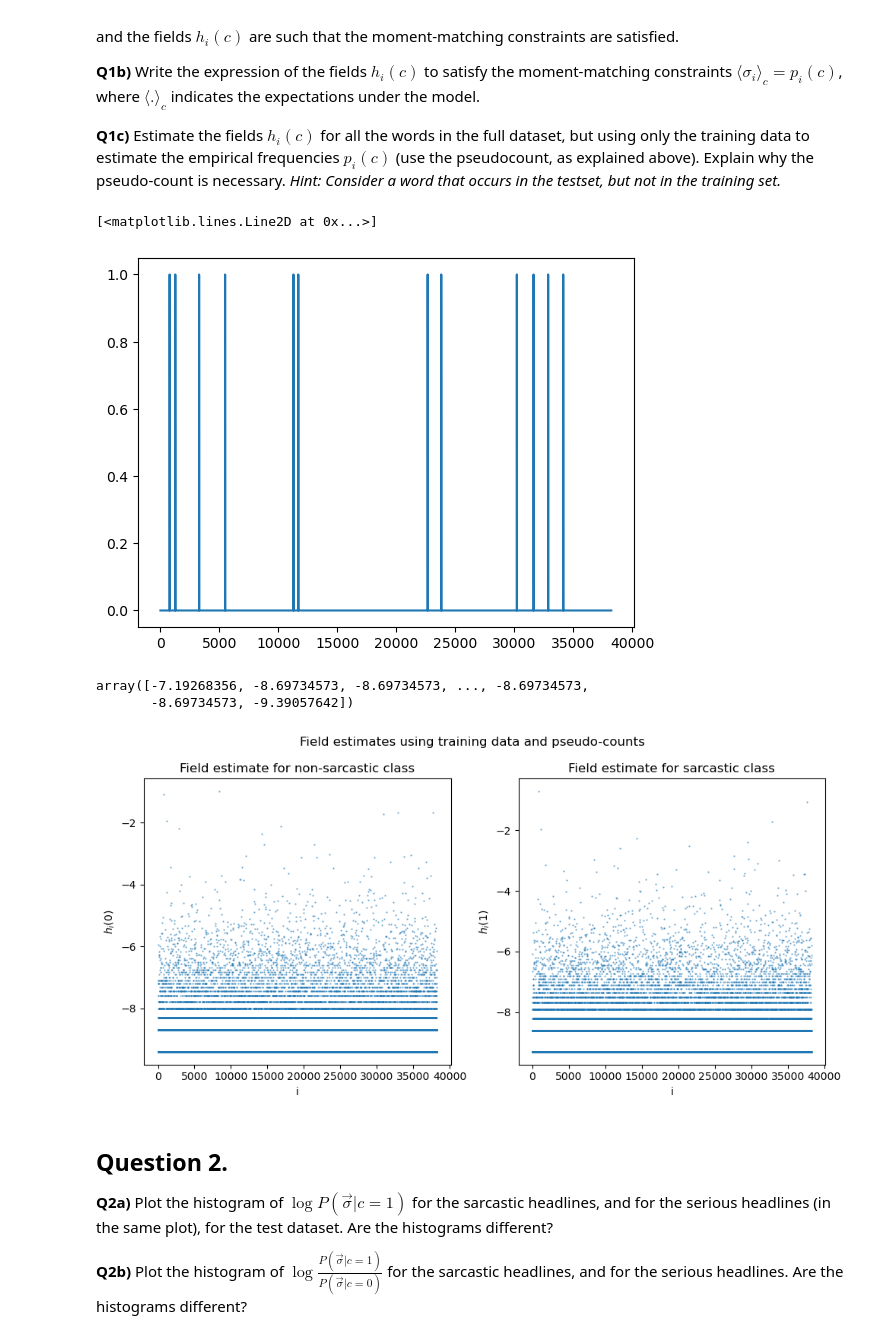
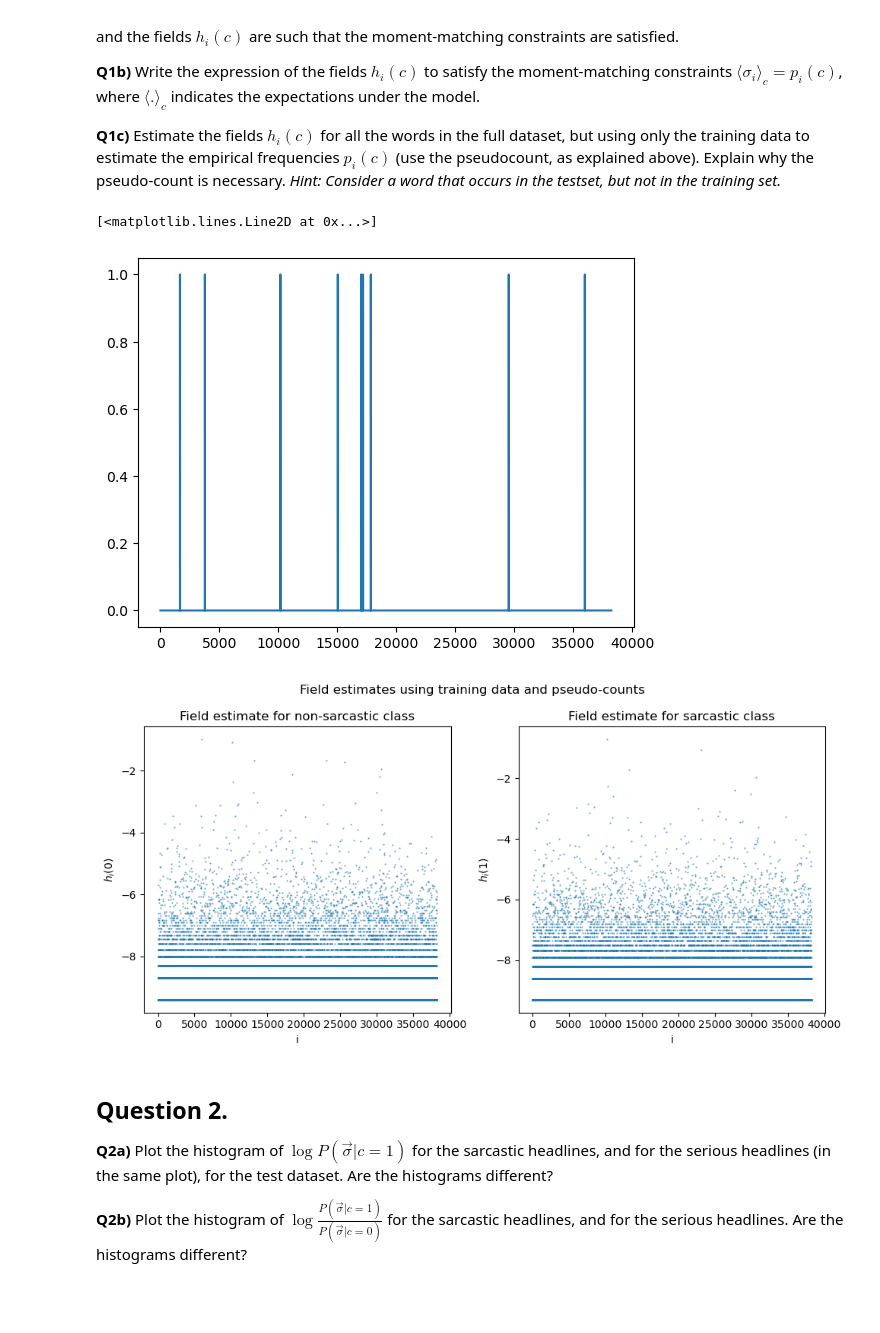
Before and after one commit to CEBangu/COGSCI316_Machine-Learning, a Jupyter notebook: Maximum Entropy Models/MaxEnt.ipynb, the cells around one changed output. Cells and saved outputs as stored; diff of their text form; code cells hidden in the pictures; blank space fills up the shorter version.

```diff
--- a/Maximum Entropy Models/MaxEnt.ipynb
+++ b/Maximum Entropy Models/MaxEnt.ipynb
@@ -167,8 +170,8 @@ def field_estimate(data, vocab_size=L):
     #convert from division because division sucks
     return np.log(p_c) - np.log(1 - p_c)
 # %%
-plt.plot(to_vec(sarcastic_test[1]['headline']))
+plt.plot(to_vec(sarcastic_test[0]['headline']))
 # %% [output]
 [<matplotlib.lines.Line2D at 0x...>]
-[figure, old version]
+[figure, new version]
 # %%
@@ -177,19 +180,14 @@ pf_nonsarcastic = field_estimate(non_sarcastic_train)
-# %%
-pf_nonsarcastic
-# %% [output]
-array([-7.19268356, -8.69734573, -8.69734573, ..., -8.69734573,
-       -8.69734573, -9.39057642])
 # %%
 #Plotting the pseudo-fields
 
 fig, (ax1, ax2) = plt.subplots(1, 2, figsize=(10, 5))
 
-ax1.scatter([i for i in range(len(pf_nonsarcastic))], pf_nonsarcastic, s=0.5, alpha=0.5)
+ax1.scatter([i for i in range(len(field_non_sarcastic_train))], field_non_sarcastic_train, s=0.5, alpha=0.5)
 ax1.set_xlabel('i')
 ax1.set_ylabel(r'$h_i(0)$')
 ax1.set_title('Field estimate for non-sarcastic class')
 
-ax2.scatter([i for i in range(len(pf_sarcastic))], pf_sarcastic, s=0.5, alpha=0.5)
+ax2.scatter([i for i in range(len(field_sarcastic_train))], field_sarcastic_train, s=0.5, alpha=0.5)
 ax2.set_xlabel('i')
 ax2.set_ylabel(r'$h_i(1)$')
 ax2.set_title('Field estimate for sarcastic class')
@@ -198,7 +196,7 @@ fig.suptitle('Field estimates using training data and pseudo-counts')
 fig.tight_layout()
 #fig.savefig('fields.png')
 # %% [output]
-[figure, old version]
+[figure, new version]
 # %% [markdown]
 ## Question 2.
 
```
Also changed, not shown: parts of 17 cells of this notebook, 1 other file.
